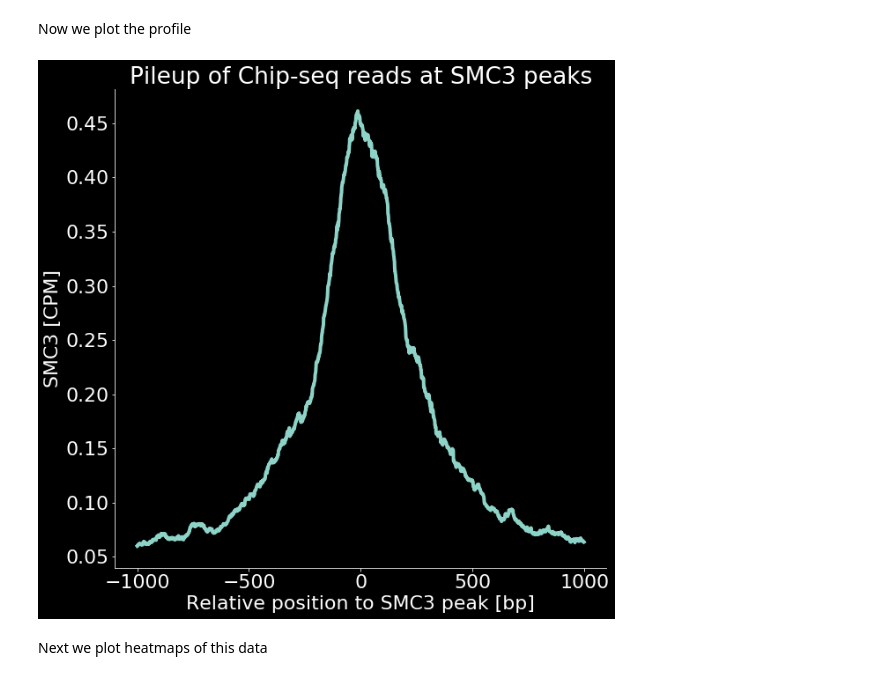
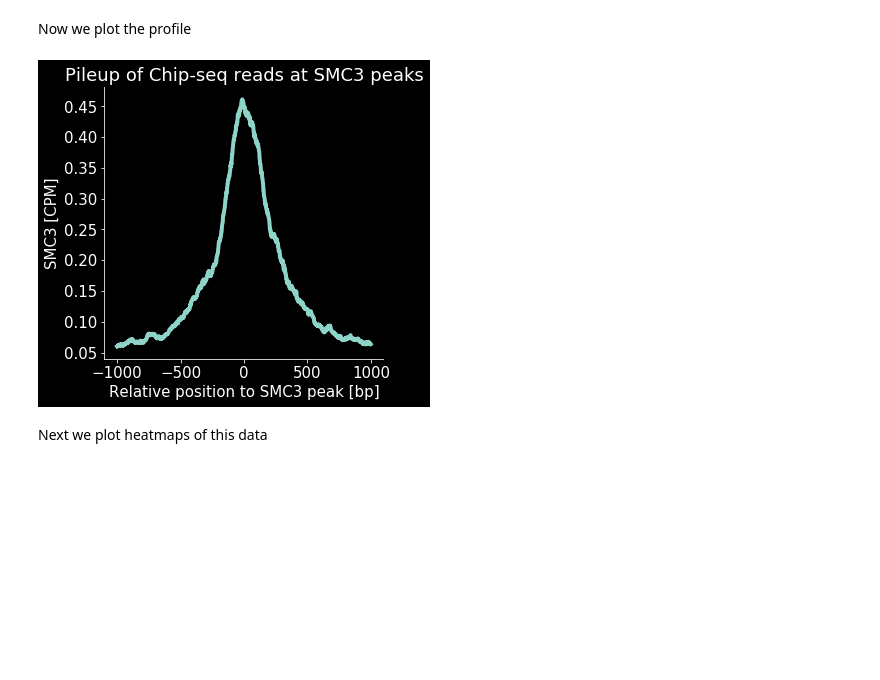
Before and after one commit to Mittmich/Sequencing_data_lesson_1, a Jupyter notebook: Example2_SMC3_pileup.ipynb, the cells around one changed output. Drawn from its saved outputs; the diff is of its cells as text; code cells hidden in the pictures; blank space fills up the shorter version.

Commit message:
Changed plot size

```diff
--- a/Example2_SMC3_pileup.ipynb
+++ b/Example2_SMC3_pileup.ipynb
@@ -9,7 +9,7 @@ import os
 # %% [markdown]
 Define matplotlib plotting paramters
 # %%
-matplotlib.rcParams.update({'font.size': 22})
+matplotlib.rcParams.update({'font.size': 15})
 # %% [markdown]
 Change Working directory to the directory where the files are
 # %%
@@ -116,12 +116,12 @@ Now we plot the profile
 # %%
 f, ax = plt.subplots()
 ax.plot(averageProfile["Position"], averageProfile["values"], lw=4)
-f.set_size_inches(10, 10)
+f.set_size_inches(5, 5)
 sbn.despine()
 ax.set(xlabel="Relative position to SMC3 peak [bp]", ylabel="SMC3 [CPM]", title="Pileup of Chip-seq reads at SMC3 peaks")
 plt.show()
 # %% [output]
-[figure, old version]
+[figure, new version]
 # %% [markdown]
 Next we plot heatmaps of this data
 # %%
```
Also changed, not shown: parts of 2 cells of this notebook.
